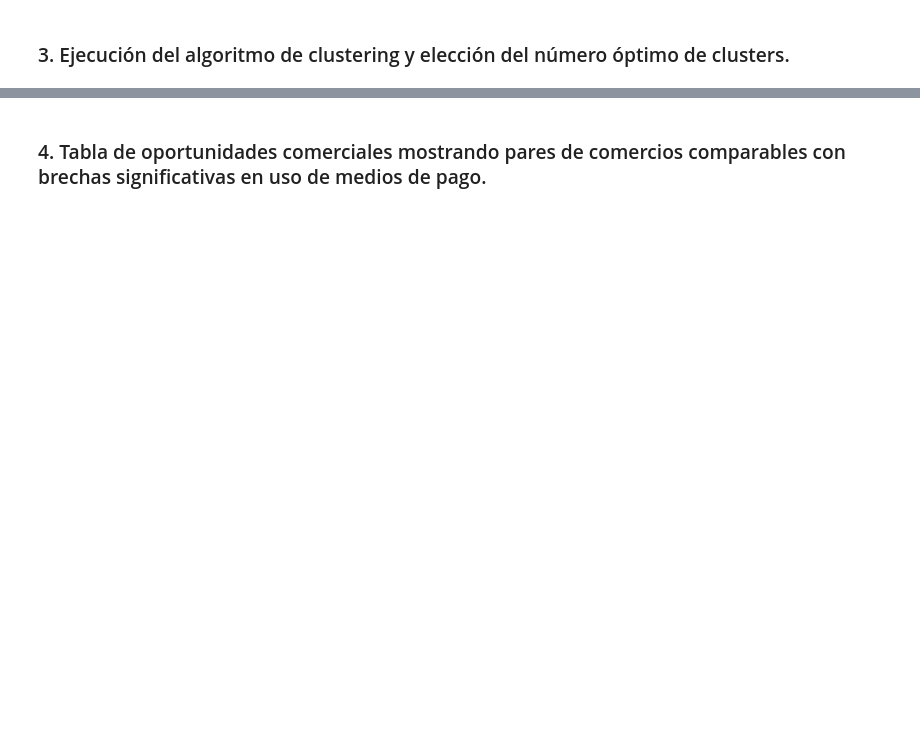
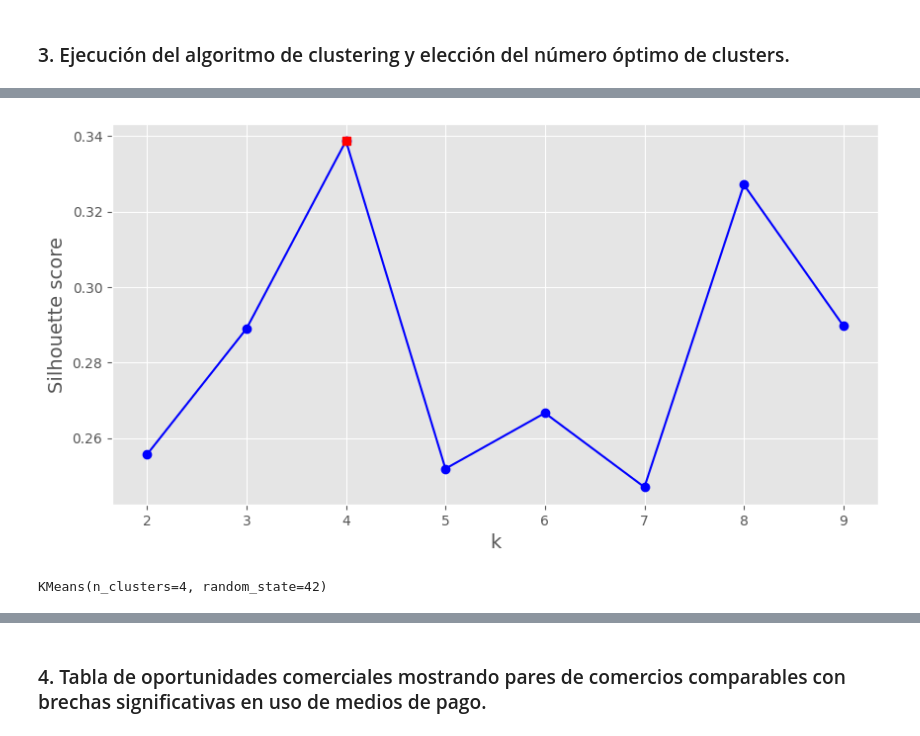
Before and after one commit to Dfperezgdatascientist/Prueba_tecnica_Wompi_EN, a Jupyter notebook: Prueba_tecnica_Wompi_Especialista_Negocio.ipynb, the cells around one changed output, grey strips where cells are left out. Saved outputs shown, nothing was run; the diff lists cells and outputs as text; code cells hidden in the pictures; blank space fills up the shorter version.

```diff
--- a/Prueba_tecnica_Wompi_Especialista_Negocio.ipynb
+++ b/Prueba_tecnica_Wompi_Especialista_Negocio.ipynb
@@ -345,0 +404,3 @@ Ventajas de la interoperabilidad financiera para las personas
+# %%
+silhouette_scores = [silhouette_score(df_reduced, model.labels_)
+                      for model in kmeans_per_k]
@@ -345,0 +415,14 @@ Ventajas de la interoperabilidad financiera para las personas
+# %%
+plt.figure(figsize=(10, 5))
+plt.plot(range(2, 10), silhouette_scores, "bo-")
+plt.xlabel("k", fontsize=14)
+plt.ylabel("Silhouette score", fontsize=14)
+plt.plot(best_k, best_score, 'rs')
+plt.show()
+# %% [output]
+[figure, added]
+# %%
+best_model = kmeans_per_k[best_index]
+best_model
+# %% [output]
+KMeans(n_clusters=4, random_state=42)
```
Also changed, not shown: parts of 50 cells of this notebook.
